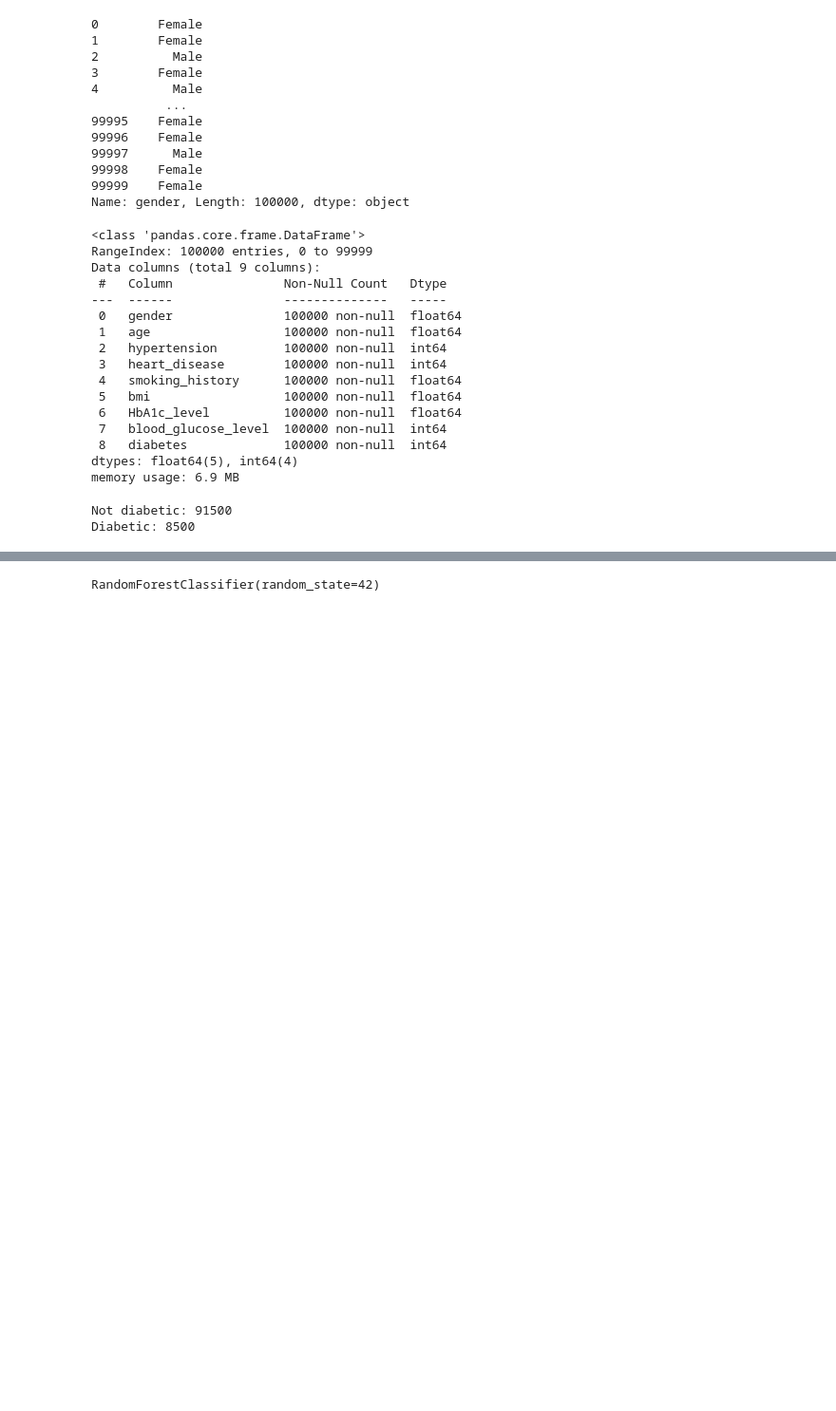
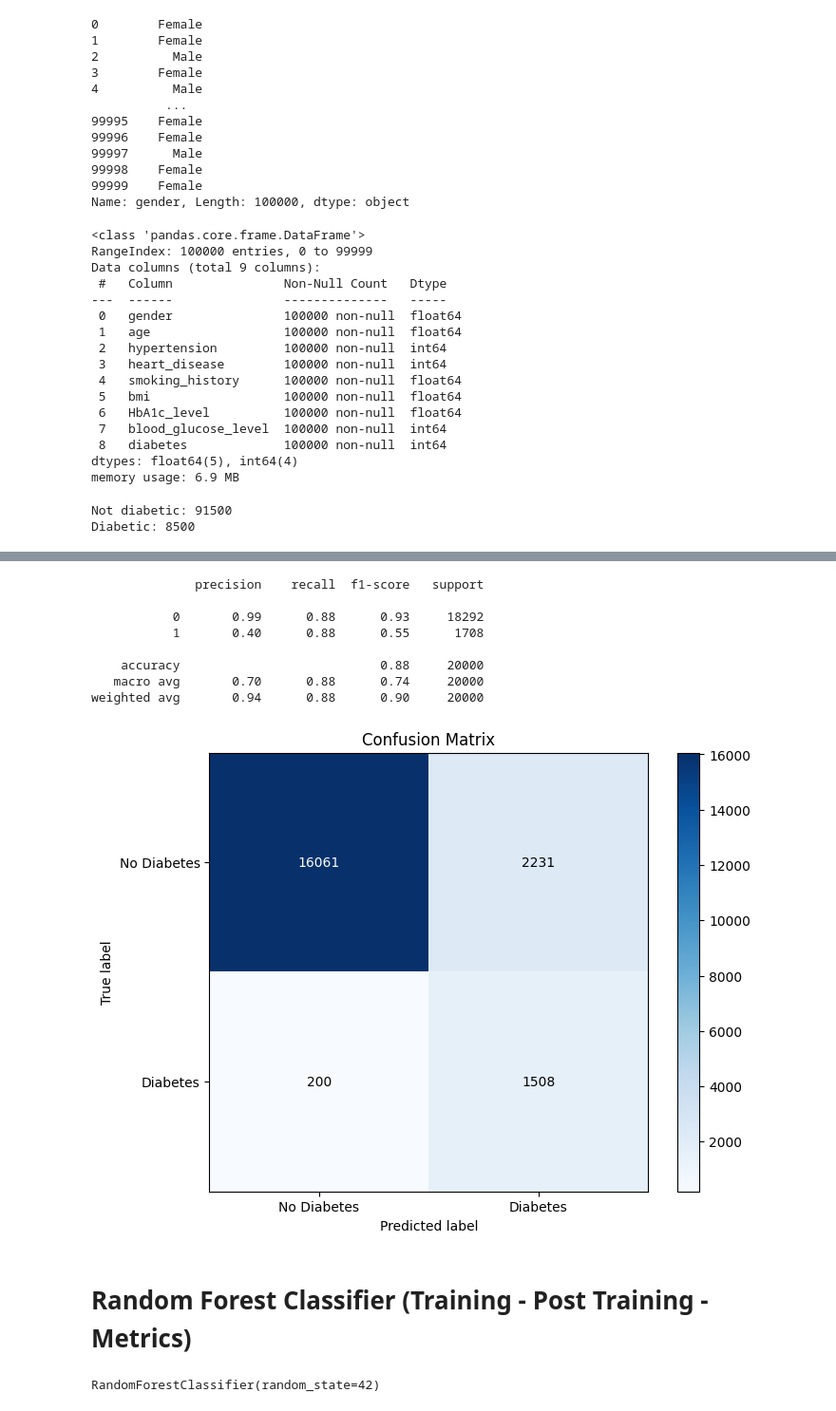
Before and after one commit to ElmWill/diabetic_predictor, a Jupyter notebook: train_model/main.ipynb, the cells around one changed output, grey strips where cells are left out. Shown: that part at 95% size. Saved outputs shown, nothing was run; the diff lists cells and outputs as text; code cells hidden in the pictures; blank space fills up the shorter version.

```diff
--- a/train_model/main.ipynb
+++ b/train_model/main.ipynb
@@ -183,2 +279,42 @@ X_test_scaled = scaler.transform(X_test)
+# %%
+#XGBoost (XGBRF)
+from xgboost import XGBRFClassifier
+model_xgf = XGBRFClassifier()
+model_xgf.fit(X_train_scaled, y_train_balanced)
+
+y_pred_xgf = model_xgf.predict(X_test_scaled)
+print(classification_report(y_test, y_pred_xgf))
+
+# Confusion Matrix
+cm = confusion_matrix(y_test, y_pred_xgf)
+plt.figure(figsize=(8, 6))
+plt.imshow(cm, interpolation='nearest', cmap=plt.cm.Blues)
+plt.title('Confusion Matrix')
+plt.colorbar()
+plt.xticks(np.arange(2), ['No Diabetes', 'Diabetes'])
+plt.yticks(np.arange(2), ['No Diabetes', 'Diabetes'])
+plt.xlabel('Predicted label')
+plt.ylabel('True label')
+
+# Show numbers in each cell
+for i in range(cm.shape[0]):
+    for j in range(cm.shape[1]):
+        plt.text(j, i, format(cm[i, j], 'd'),
+                 ha="center", va="center",
+                 color="white" if cm[i, j] > cm.max() / 2. else "black")
+
+plt.show()
+# %% [output]
+              precision    recall  f1-score   support
+
+           0       0.99      0.88      0.93     18292
+           1       0.40      0.88      0.55      1708
+
+    accuracy                           0.88     20000
+   macro avg       0.70      0.88      0.74     20000
+weighted avg       0.94      0.88      0.90     20000
+[figure, added]
+# %% [markdown]
+# Random Forest Classifier (Training - Post Training - Metrics)
 # %%
 model = RandomForestClassifier(n_estimators=100, random_state=42)
```
Also changed, not shown: parts of 19 cells of this notebook, 3 other files.
